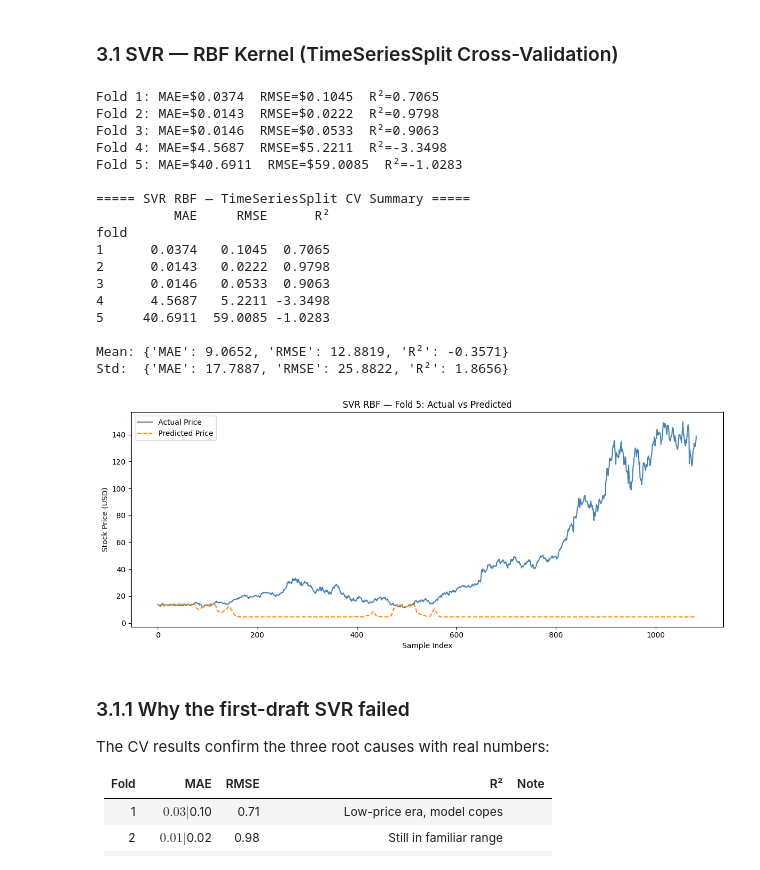
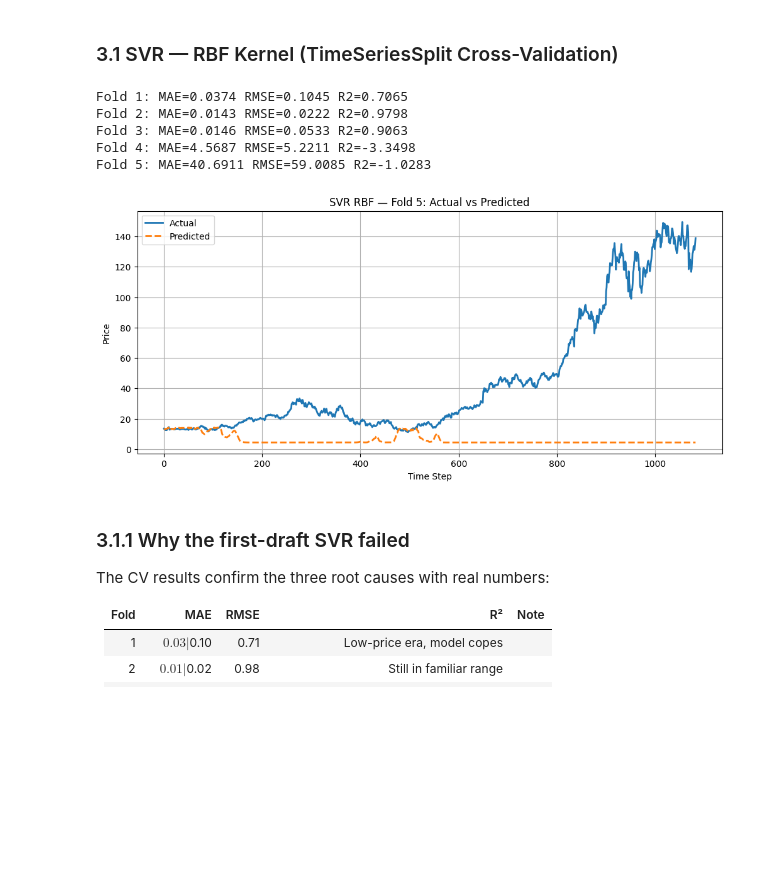
Before and after one commit to IntelligentSystemsProject/Stock-Market-Project, a Jupyter notebook: project.ipynb, the cells around one changed output. Drawn from its saved outputs; the diff is of its cells as text; code cells hidden in the pictures; blank space fills up the shorter version.

```diff
--- a/project.ipynb
+++ b/project.ipynb
@@ -504,33 +786,21 @@ def run_svr_cv(data_raw, n_splits, window_size, target_index, make_windows, inv_
 # %%
-svr_cv_df, svr_fold_preds = run_svr_cv(
+svr_nvda_results = run_svr_cv(
     data_raw=nvda_table.values,
     n_splits=5,
     window_size=10,
     target_index=nvda_target_idx,
     make_windows=make_windows,
     inv_scale=inv_scale,
     C=100, gamma='scale', epsilon=0.01,
     plot_last_fold=True
 )
 # %% [output]
-Fold 1: MAE=$0.0374  RMSE=$0.1045  R²=0.7065
-Fold 2: MAE=$0.0143  RMSE=$0.0222  R²=0.9798
-Fold 3: MAE=$0.0146  RMSE=$0.0533  R²=0.9063
-Fold 4: MAE=$4.5687  RMSE=$5.2211  R²=-3.3498
-Fold 5: MAE=$40.6911  RMSE=$59.0085  R²=-1.0283
-
-===== SVR RBF — TimeSeriesSplit CV Summary =====
-          MAE     RMSE      R²
-fold
-1      0.0374   0.1045  0.7065
-2      0.0143   0.0222  0.9798
-3      0.0146   0.0533  0.9063
-4      4.5687   5.2211 -3.3498
-5     40.6911  59.0085 -1.0283
-
-Mean: {'MAE': 9.0652, 'RMSE': 12.8819, 'R²': -0.3571}
-Std:  {'MAE': 17.7887, 'RMSE': 25.8822, 'R²': 1.8656}
+Fold 1: MAE=0.0374 RMSE=0.1045 R2=0.7065
+Fold 2: MAE=0.0143 RMSE=0.0222 R2=0.9798
+Fold 3: MAE=0.0146 RMSE=0.0533 R2=0.9063
+Fold 4: MAE=4.5687 RMSE=5.2211 R2=-3.3498
+Fold 5: MAE=40.6911 RMSE=59.0085 R2=-1.0283
-[figure, old version]
+[figure, new version]
 # %% [markdown]
 ### 3.1.1 Why the first-draft SVR failed
 
```
Also changed, not shown: parts of 46 cells of this notebook.
